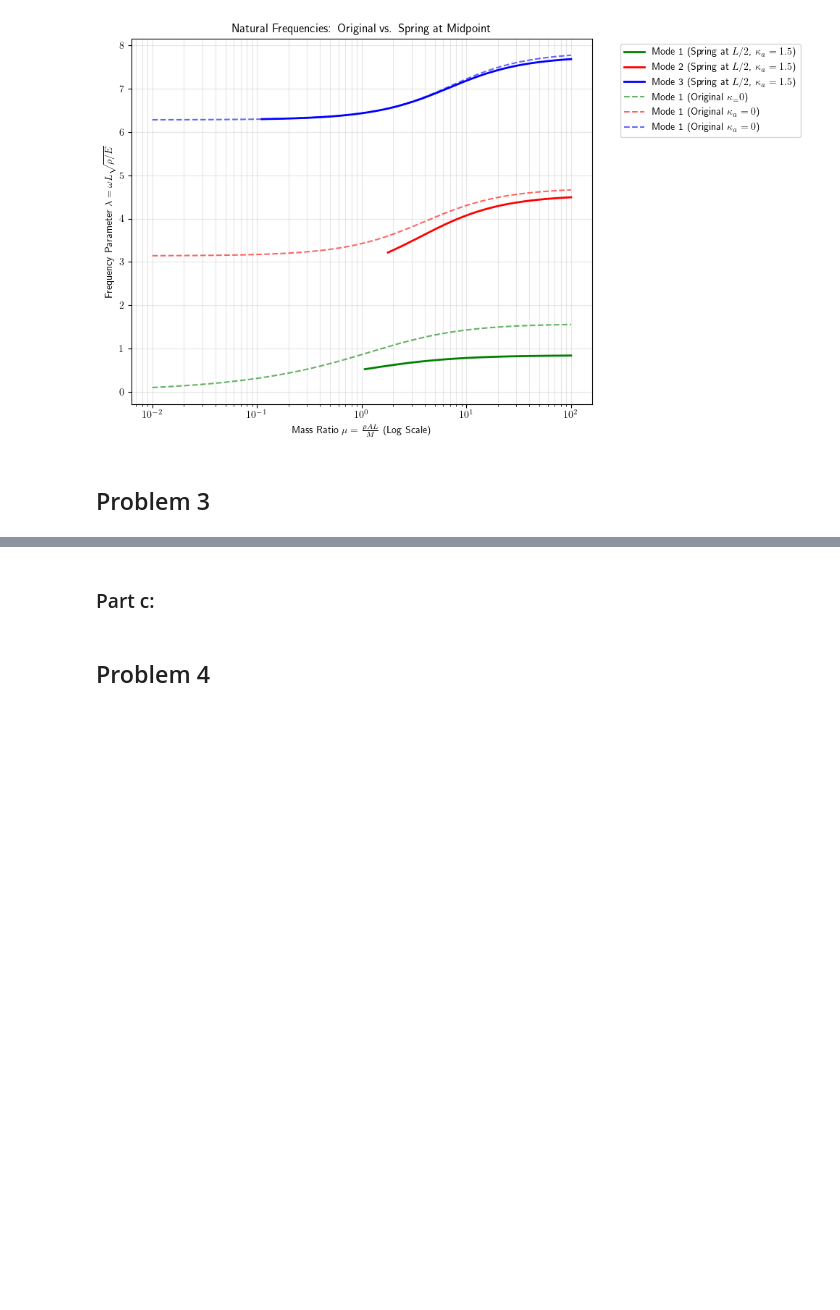
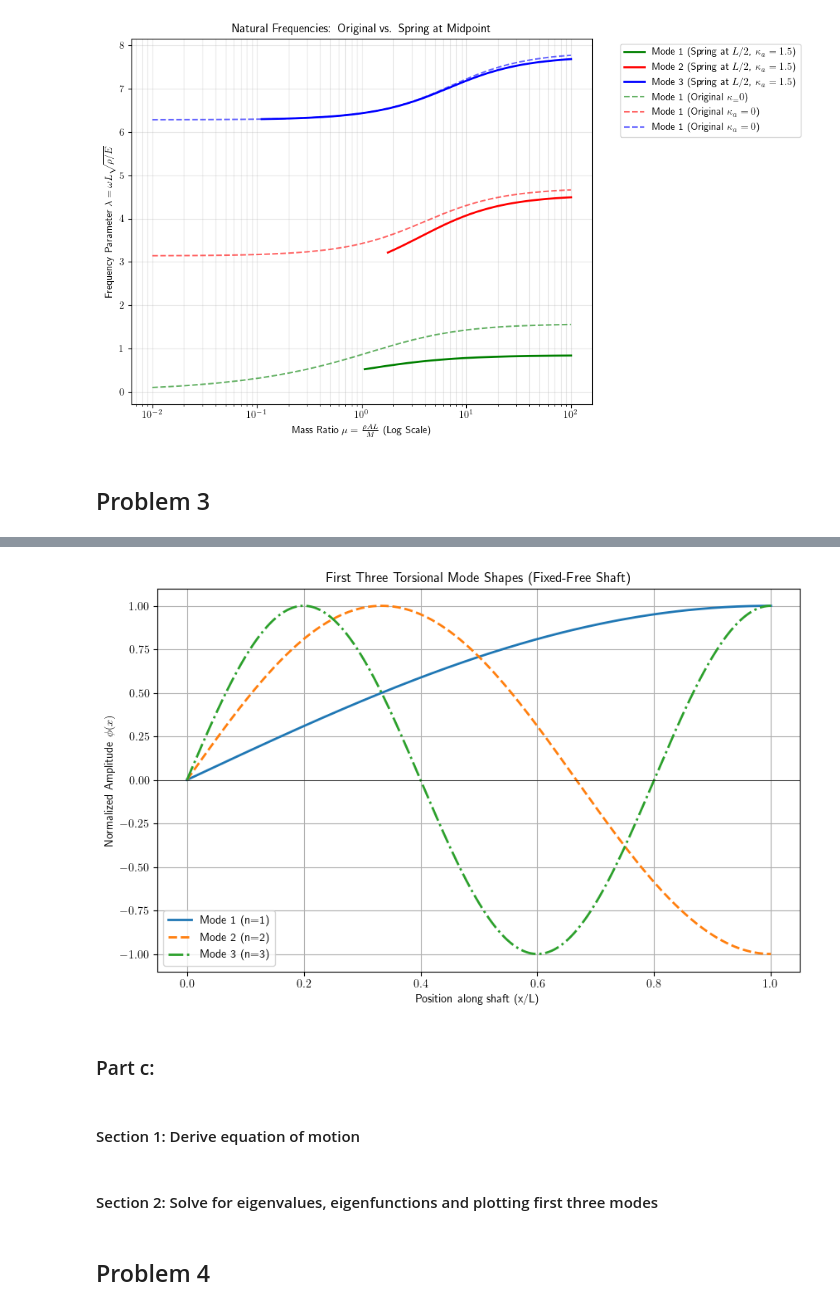
Before and after one commit to HoangNguyen17/AE543, a Jupyter notebook: HW6/HoangNguyen_HW6.ipynb, the cells around one changed output, grey strips where cells are left out. Drawn from its saved outputs; the diff is of its cells as text; code cells hidden in the pictures; blank space fills up the shorter version.

```diff
--- a/HW6/HoangNguyen_HW6.ipynb
+++ b/HW6/HoangNguyen_HW6.ipynb
@@ -456,5 +443,34 @@ $$\int_{t_1}^{t_2} I_{shaft} \frac{\partial \theta}{\partial t} \frac{\partial}{
+# %%
+# Parameters
+L = 1.0  # Normalized Length
+x = np.linspace(0, L, 1000)
+
+# Mode Shapes
+def eigenfucnt(n, x, L):
+    return np.sin(((2*n - 1) * np.pi * x) / (2 * L))
+
+# Plotting
+plt.figure(figsize=(10, 6))
+plt.title(r"First Three Torsional Mode Shapes (Fixed-Free Shaft)")
+plt.plot(x, eigenfucnt(1, x, L), label=r'Mode 1 (n=1)', linewidth=2)
+plt.plot(x, eigenfucnt(2, x, L), label=r'Mode 2 (n=2)', linestyle='--', linewidth=2)
+plt.plot(x, eigenfucnt(3, x, L), label=r'Mode 3 (n=3)', linestyle='-.', linewidth=2)
+
+# Formatting
+plt.axhline(0, color='black', linewidth=0.5)
+plt.xlabel(r"Position along shaft (x/L)")
+plt.ylabel(r"Normalized Amplitude $\phi(x)$")
+plt.legend()
+plt.grid(True)
+plt.show()
+# %% [output]
+[figure, added]
 # %% [markdown]
 ### Part c:
+# %% [markdown]
+#### Section 1: Derive equation of motion
+# %% [markdown]
+#### Section 2: Solve for eigenvalues, eigenfunctions and plotting first three modes
 # %% [markdown]
 ## Problem 4
 # %% [markdown]
```
Also changed, not shown: parts of 8 cells of this notebook, 1 other file.
